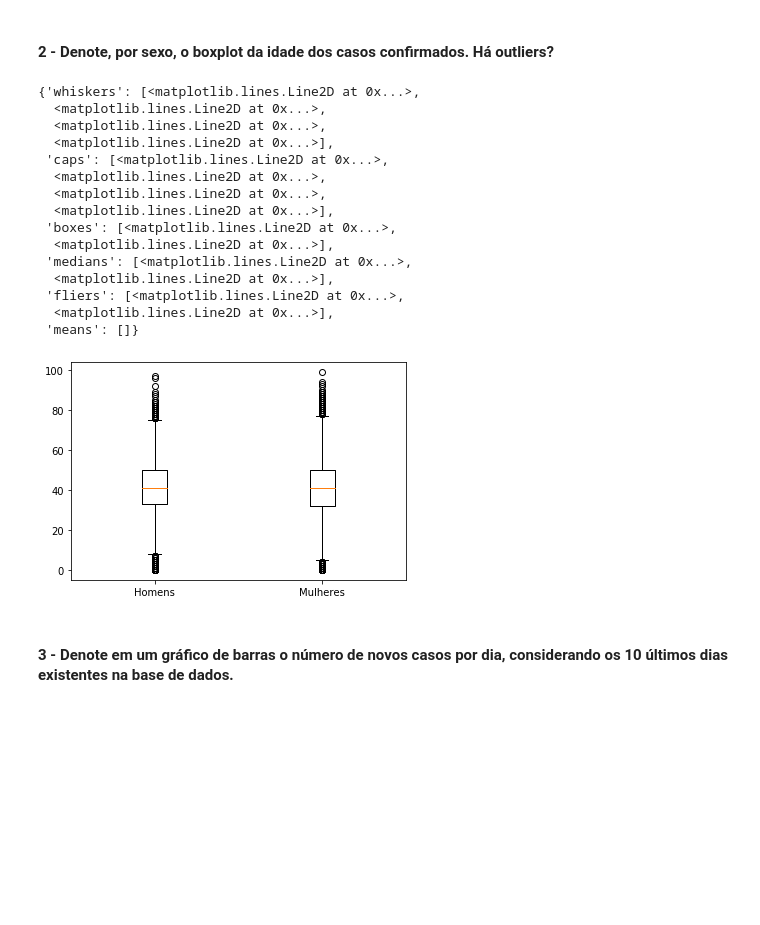
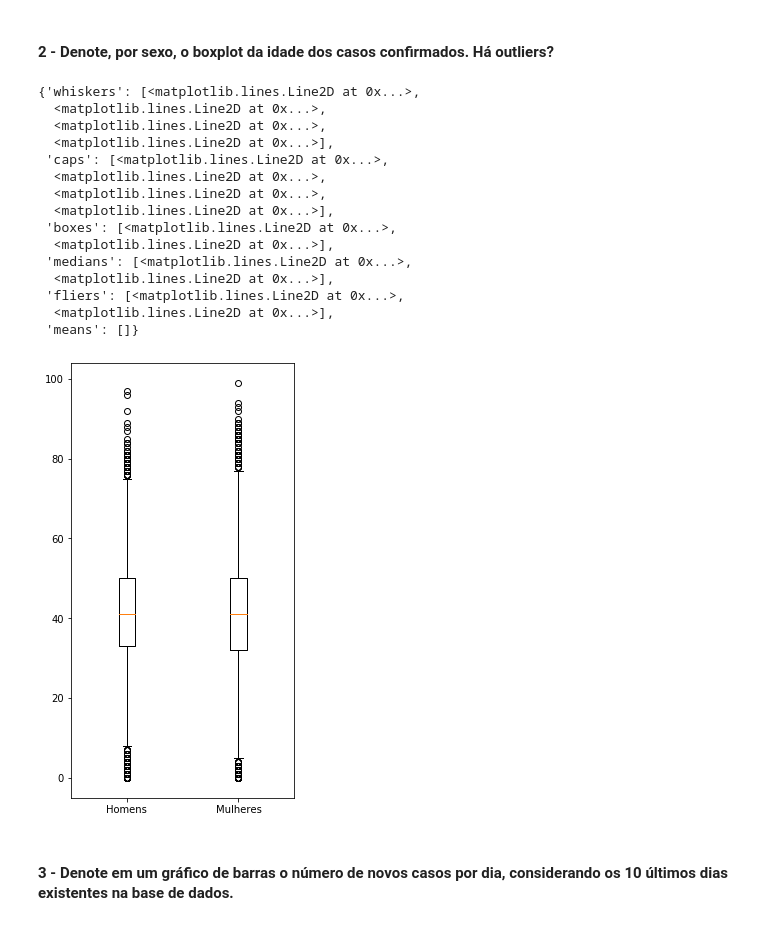
Before and after one commit to jvmdo/rna-pp1-2020, a Jupyter notebook: Código/PP1_redesneurais.ipynb, the cells around one changed output. Drawn from its saved outputs; the diff is of its cells as text; code cells hidden in the pictures; blank space fills up the shorter version.

```diff
--- a/Código/PP1_redesneurais.ipynb
+++ b/Código/PP1_redesneurais.ipynb
@@ -329,24 +329,25 @@ fale_age = fale_age.values.flatten()
 # %%
 data = np.concatenate((male_age, fale_age))
 # %%
+plt.figure(figsize=(4, 8))
 plt.boxplot((male_age, fale_age), sym="o", labels=["Homens", "Mulheres"])
 # %% [output]
 {'whiskers': [<matplotlib.lines.Line2D at 0x...>,
   <matplotlib.lines.Line2D at 0x...>,
   <matplotlib.lines.Line2D at 0x...>,
   <matplotlib.lines.Line2D at 0x...>],
  'caps': [<matplotlib.lines.Line2D at 0x...>,
   <matplotlib.lines.Line2D at 0x...>,
   <matplotlib.lines.Line2D at 0x...>,
   <matplotlib.lines.Line2D at 0x...>],
  'boxes': [<matplotlib.lines.Line2D at 0x...>,
   <matplotlib.lines.Line2D at 0x...>],
  'medians': [<matplotlib.lines.Line2D at 0x...>,
   <matplotlib.lines.Line2D at 0x...>],
  'fliers': [<matplotlib.lines.Line2D at 0x...>,
   <matplotlib.lines.Line2D at 0x...>],
  'means': []}
-[figure, old version]
+[figure, new version]
 # %% [markdown]
 #### 3 - Denote em um gráfico de barras o número de novos casos por dia, considerando os 10 últimos dias existentes na base de dados.
 # %%
```
Also changed, not shown: parts of 7 cells of this notebook.
